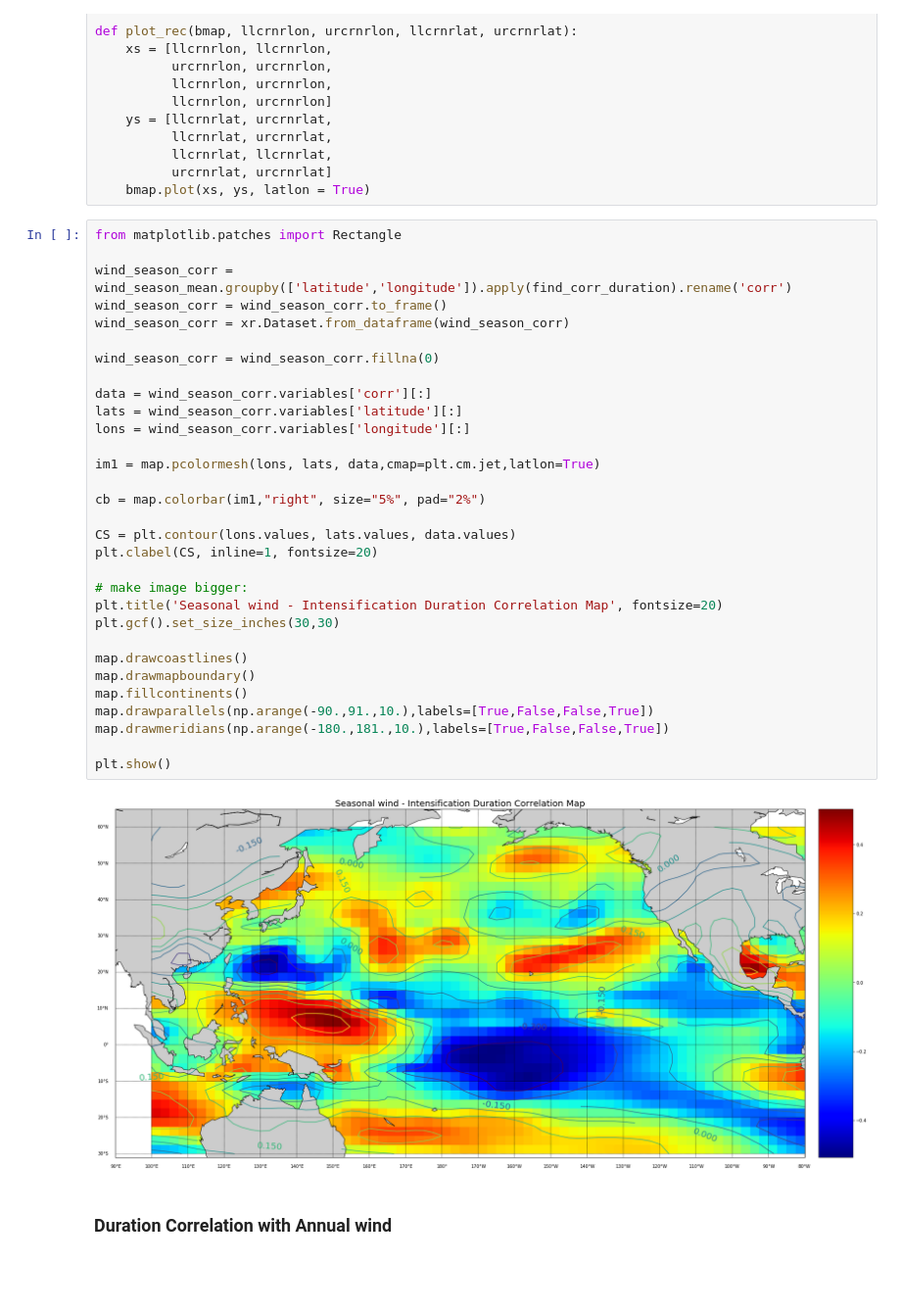
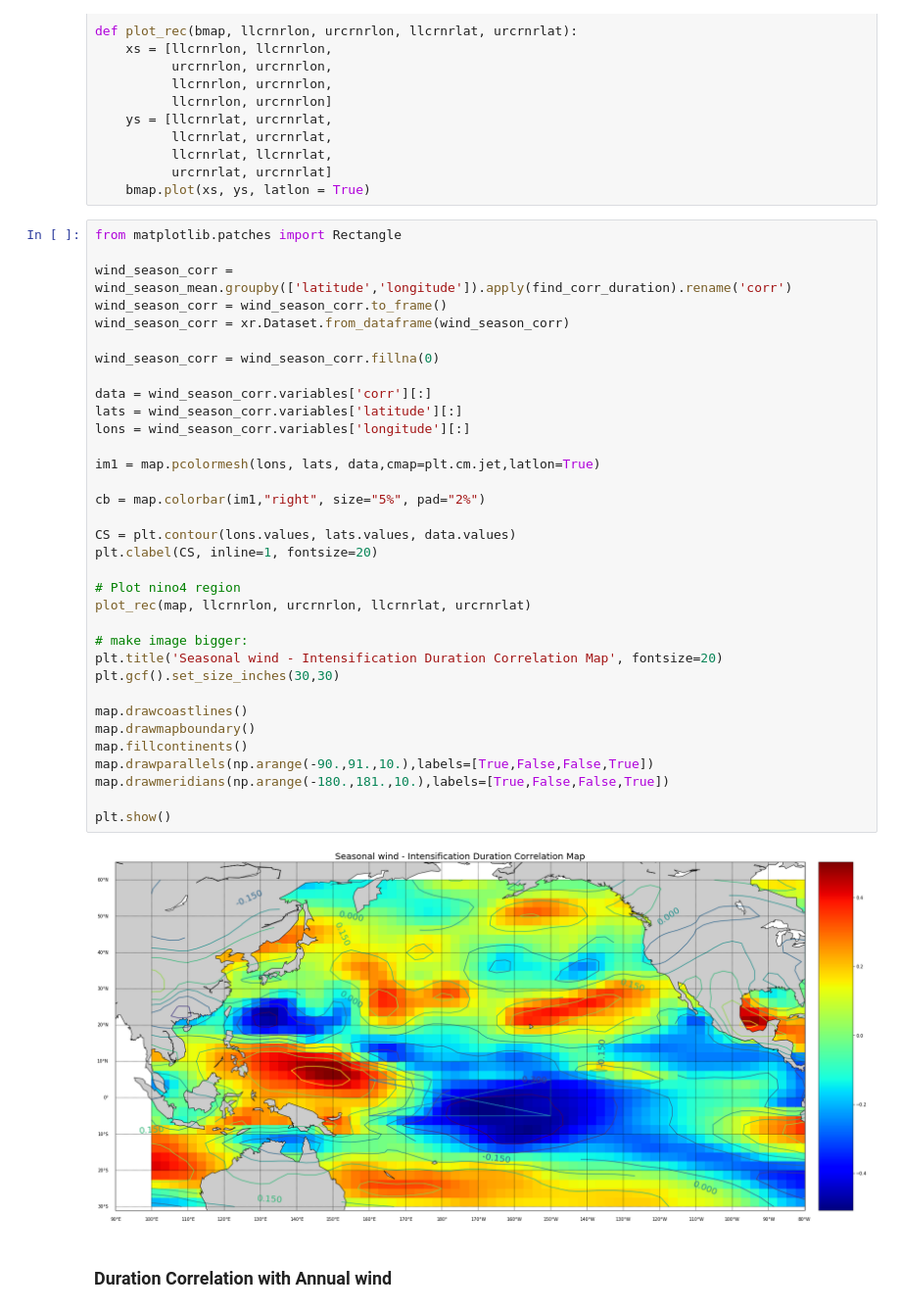
Before and after one commit to ngcaden/pacific_typhoon_model, a Jupyter notebook: region_wind-shear-rate-duration-correlation.ipynb, the cells around one changed output. Shown at 98% size. Saved outputs shown, nothing was run; the diff lists cells and outputs as text; blank space fills up the shorter version.

```diff
--- a/region_wind-shear-rate-duration-correlation.ipynb
+++ b/region_wind-shear-rate-duration-correlation.ipynb
@@ -82,34 +82,37 @@ from matplotlib.patches import Rectangle
 
 wind_season_corr = wind_season_mean.groupby(['latitude','longitude']).apply(find_corr_duration).rename('corr')
 wind_season_corr = wind_season_corr.to_frame()
 wind_season_corr = xr.Dataset.from_dataframe(wind_season_corr)
 
 wind_season_corr = wind_season_corr.fillna(0)
 
 data = wind_season_corr.variables['corr'][:]
 lats = wind_season_corr.variables['latitude'][:]
 lons = wind_season_corr.variables['longitude'][:]
 
 im1 = map.pcolormesh(lons, lats, data,cmap=plt.cm.jet,latlon=True)
 
 cb = map.colorbar(im1,"right", size="5%", pad="2%")
 
 CS = plt.contour(lons.values, lats.values, data.values)
 plt.clabel(CS, inline=1, fontsize=20)
 
+# Plot nino4 region
+plot_rec(map, llcrnrlon, urcrnrlon, llcrnrlat, urcrnrlat)
+
 # make image bigger:
 plt.title('Seasonal wind - Intensification Duration Correlation Map', fontsize=20)
 plt.gcf().set_size_inches(30,30)
 
 map.drawcoastlines()
 map.drawmapboundary()
 map.fillcontinents()
 map.drawparallels(np.arange(-90.,91.,10.),labels=[True,False,False,True])
 map.drawmeridians(np.arange(-180.,181.,10.),labels=[True,False,False,True])
 
 plt.show()
 # %% [output]
-[figure, old version]
+[figure, new version]
 # %% [markdown]
 ### Duration Correlation with Annual wind
 # %%
```
Also changed, not shown: parts of 2 cells of this notebook, 6 other files.
